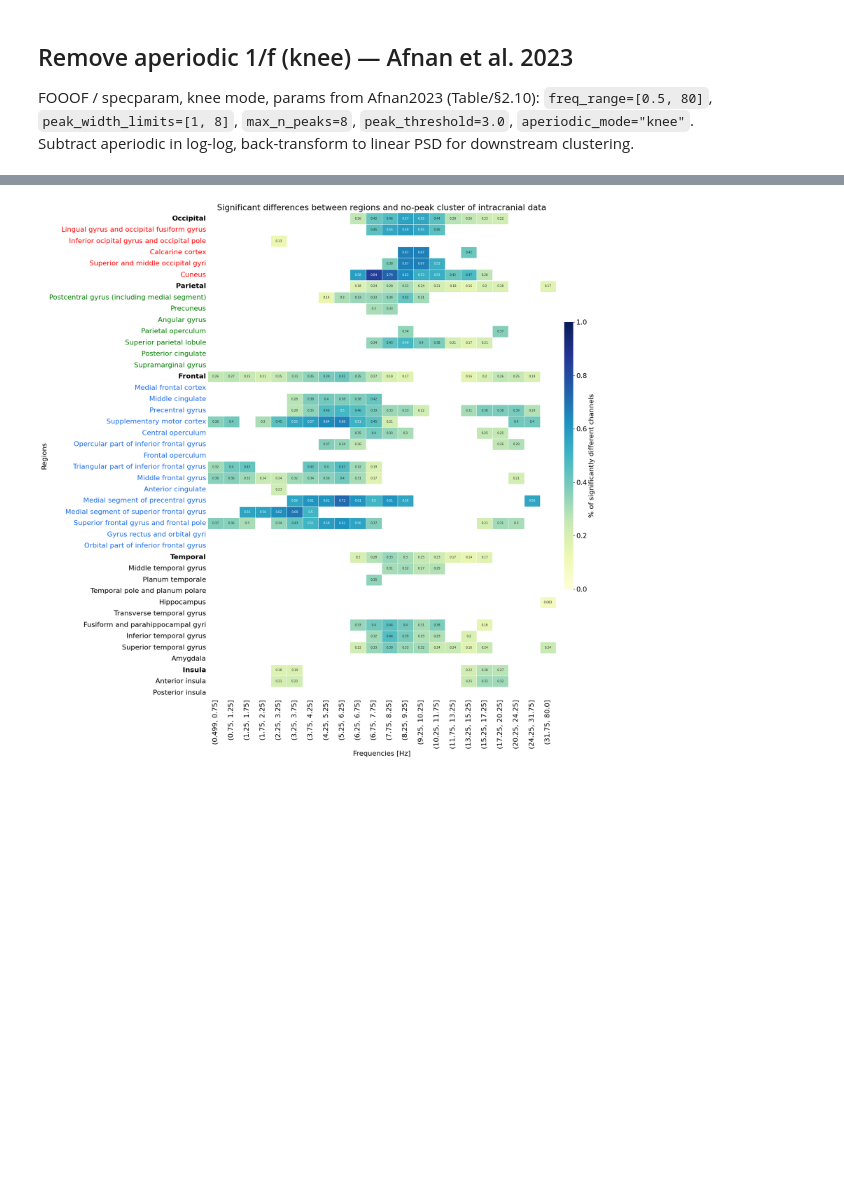
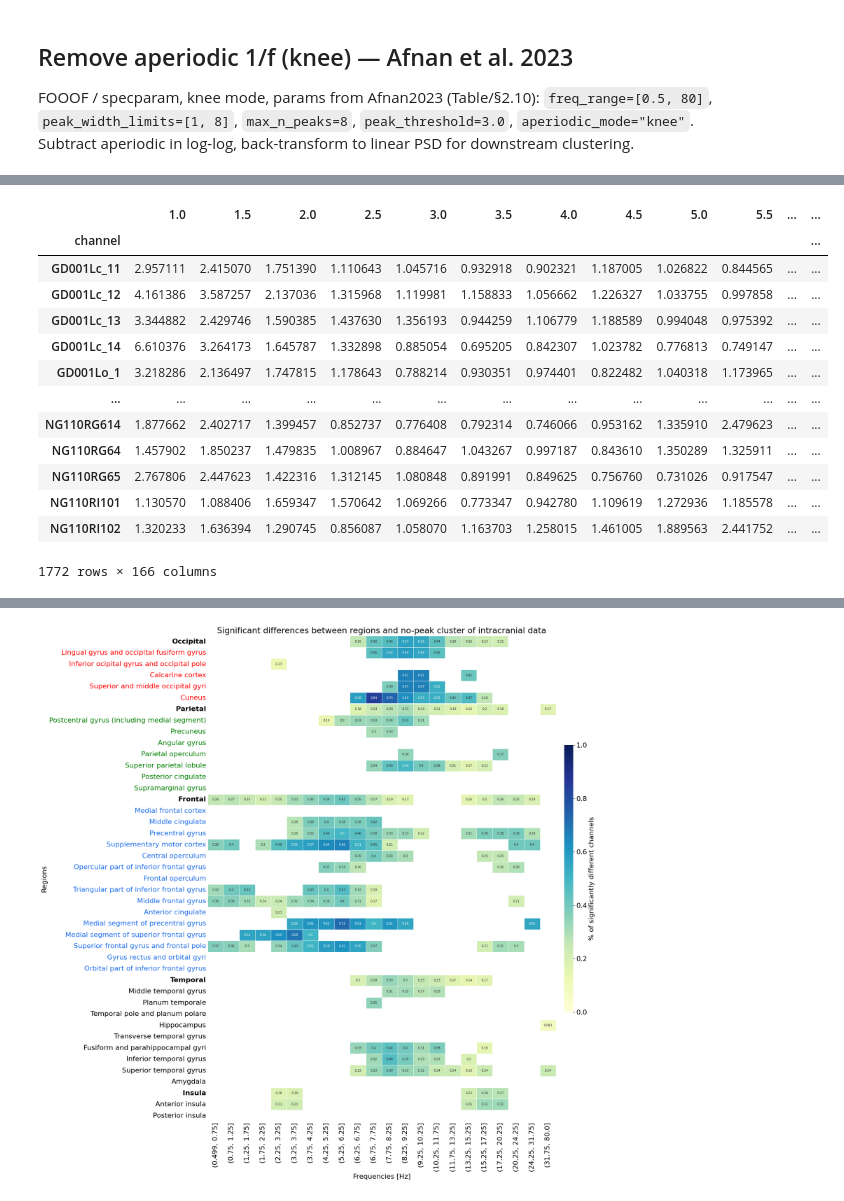
Before and after one commit to danieltomasz/code-spectral-comparison, a Jupyter notebook: analiza/03_cluster_pipeline_1f_removed.ipynb, the cells around one changed output, grey strips where cells are left out. Cells and saved outputs as stored; diff of their text form; code cells hidden in the pictures; blank space fills up the shorter version.

```diff
--- a/analiza/03_cluster_pipeline_1f_removed.ipynb
+++ b/analiza/03_cluster_pipeline_1f_removed.ipynb
@@ -154,13 +181,28 @@ Bad fits (R² < 0.9): 7 / 1772
 # %%
 # `ieeg` = aperiodic-removed (knee) PSD. `ieeg_raw` retained for reference.
 meta_cols = ieeg_raw.psd.columns[len(freqs):]
 osc_df = pd.DataFrame(osc_lin, index=ieeg_raw.psd.index, columns=f_fit)
 osc_df = osc_df.join(ieeg_raw.psd[meta_cols])
 
-ieeg = DatasetCtx(name="intracranial data (1/f removed)")
+ieeg = DatasetCtx(name="intracranial_data_1f_removed")
 ieeg.f = f_fit
 ieeg.psd = osc_df
 ieeg.psd
+# %% [output]
+|  | 1.0 | 1.5 | 2.0 | 2.5 | 3.0 | 3.5 | 4.0 | 4.5 | 5.0 | 5.5 | ... | ... |
+| channel |  |  |  |  |  |  |  |  |  |  |  | ... |
+| GD001Lc_11 | 2.957111 | 2.415070 | 1.751390 | 1.110643 | 1.045716 | 0.932918 | 0.902321 | 1.187005 | 1.026822 | 0.844565 | ... | ... |
+| GD001Lc_12 | 4.161386 | 3.587257 | 2.137036 | 1.315968 | 1.119981 | 1.158833 | 1.056662 | 1.226327 | 1.033755 | 0.997858 | ... | ... |
+| GD001Lc_13 | 3.344882 | 2.429746 | 1.590385 | 1.437630 | 1.356193 | 0.944259 | 1.106779 | 1.188589 | 0.994048 | 0.975392 | ... | ... |
+| GD001Lc_14 | 6.610376 | 3.264173 | 1.645787 | 1.332898 | 0.885054 | 0.695205 | 0.842307 | 1.023782 | 0.776813 | 0.749147 | ... | ... |
+| GD001Lo_1 | 3.218286 | 2.136497 | 1.747815 | 1.178643 | 0.788214 | 0.930351 | 0.974401 | 0.822482 | 1.040318 | 1.173965 | ... | ... |
+| ... | ... | ... | ... | ... | ... | ... | ... | ... | ... | ... | ... | ... |
+| NG110RG614 | 1.877662 | 2.402717 | 1.399457 | 0.852737 | 0.776408 | 0.792314 | 0.746066 | 0.953162 | 1.335910 | 2.479623 | ... | ... |
+| NG110RG64 | 1.457902 | 1.850237 | 1.479835 | 1.008967 | 0.884647 | 1.043267 | 0.997187 | 0.843610 | 1.350289 | 1.325911 | ... | ... |
+| NG110RG65 | 2.767806 | 2.447623 | 1.422316 | 1.312145 | 1.080848 | 0.891991 | 0.849625 | 0.756760 | 0.731026 | 0.917547 | ... | ... |
+| NG110RI101 | 1.130570 | 1.088406 | 1.659347 | 1.570642 | 1.069266 | 0.773347 | 0.942780 | 1.109619 | 1.272936 | 1.185578 | ... | ... |
+| NG110RI102 | 1.320233 | 1.636394 | 1.290745 | 0.856087 | 1.058070 | 1.163703 | 1.258015 | 1.461005 | 1.889563 | 2.441752 | ... | ... |
+1772 rows × 166 columns
 # %%
 k, ieeg.psd_clust, ieeg.smal = find_k_with_no_peak(
     ieeg.psd,
```
Also changed, not shown: parts of 11 cells of this notebook, 19 other files.
